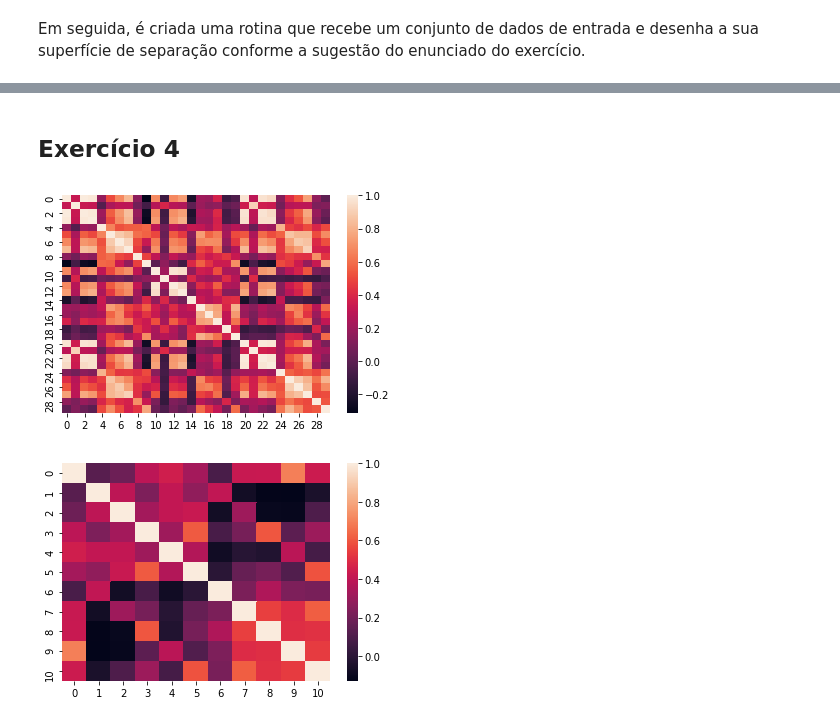
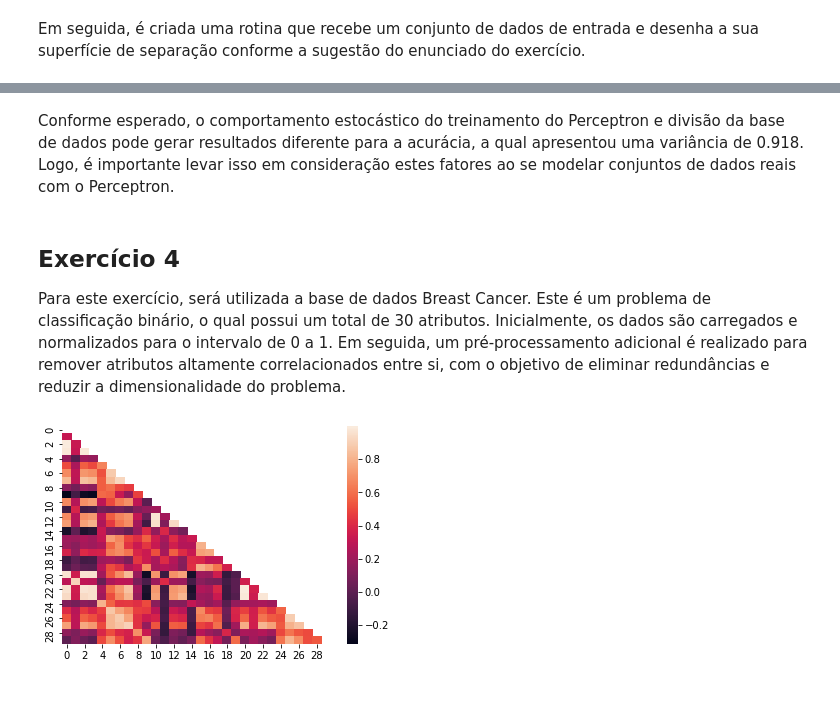
Before and after one commit to vicrsp/rna-ppgee, a Jupyter notebook: exercicios/ex4/Redes Neurais Artificiais - Exercício 4.ipynb, the cells around one changed output, grey strips where cells are left out. Drawn from its saved outputs; the diff is of its cells as text; code cells hidden in the pictures; blank space fills up the shorter version.

```diff
--- a/exercicios/ex4/Redes Neurais Artificiais - Exercício 4.ipynb
+++ b/exercicios/ex4/Redes Neurais Artificiais - Exercício 4.ipynb
@@ -240,38 +253,21 @@ Variância: 0.32148148148148353
-# %% [markdown]
-## Exercício 4
+# %% [markdown]
+Conforme esperado, o comportamento estocástico do treinamento do Perceptron e divisão da base de dados pode gerar resultados diferente para a acurácia, a qual apresentou uma variância de 0.918. Logo, é importante levar isso em consideração estes fatores ao se modelar conjuntos de dados reais com o Perceptron.
+# %% [markdown]
+## Exercício 4
+
+Para este exercício, será utilizada a base de dados Breast Cancer. Este é um problema de classificação binário, o qual possui um total de 30 atributos. Inicialmente, os dados são carregados e normalizados para o intervalo de 0 a 1. Em seguida, um pré-processamento adicional é realizado para remover atributos altamente correlacionados entre si, com o objetivo de eliminar redundâncias e reduzir a dimensionalidade do problema.
 # %%
 # load the breast cancer data
 X_bc, y_bc = load_breast_cancer(return_X_y = True)
-# %%
-# preprocessing
-# normalize data
-scaler = MinMaxScaler()
-X_bc_norm = scaler.fit_transform(X_bc)
-
-# remove highly correlated features
-X_bc_df = pd.DataFrame(X_bc_norm)
-fig, ax = plt.subplots()
-sns.heatmap(X_bc_df.corr(), ax=ax)
-fig.show()
-
-corr_matrix = X_bc_df.corr().abs()
-
-sol = (corr_matrix.where(np.triu(np.ones(corr_matrix.shape), k=1).astype(np.bool))
-                  .stack()
-                  .sort_values(ascending=False))
-
-cols_to_remove = []
-for index, value in sol.items():
-    if(value > 0.7):
-        cols_to_remove.append(index[0])
-
-cols_to_remove = np.unique(cols_to_remove)
-cols_mask = np.isin(np.arange(X_bc_norm.shape[1]) , cols_to_remove, invert=True)
-X_bc_norm_final = X_bc_norm[:, cols_mask]
-
-fig, ax = plt.subplots()
-sns.heatmap(pd.DataFrame(X_bc_norm_final).corr(), ax=ax)
-fig.show()
-# %% [output]
-[figure, removed]
-[figure, removed]
+# %%
+# preprocessing
+# normalize data
+scaler = MinMaxScaler()
+X_bc_norm = scaler.fit_transform(X_bc)
+
+X_bc_df = pd.DataFrame(X_bc_norm)
+fig, ax = plt.subplots()
+sns.heatmap(X_bc_df.corr(), ax=ax, mask=np.triu(X_bc_df.corr()))
+fig.show()
+# %% [output]
+[figure, added]
```
Also changed, not shown: parts of 27 cells of this notebook, 1 other file.
